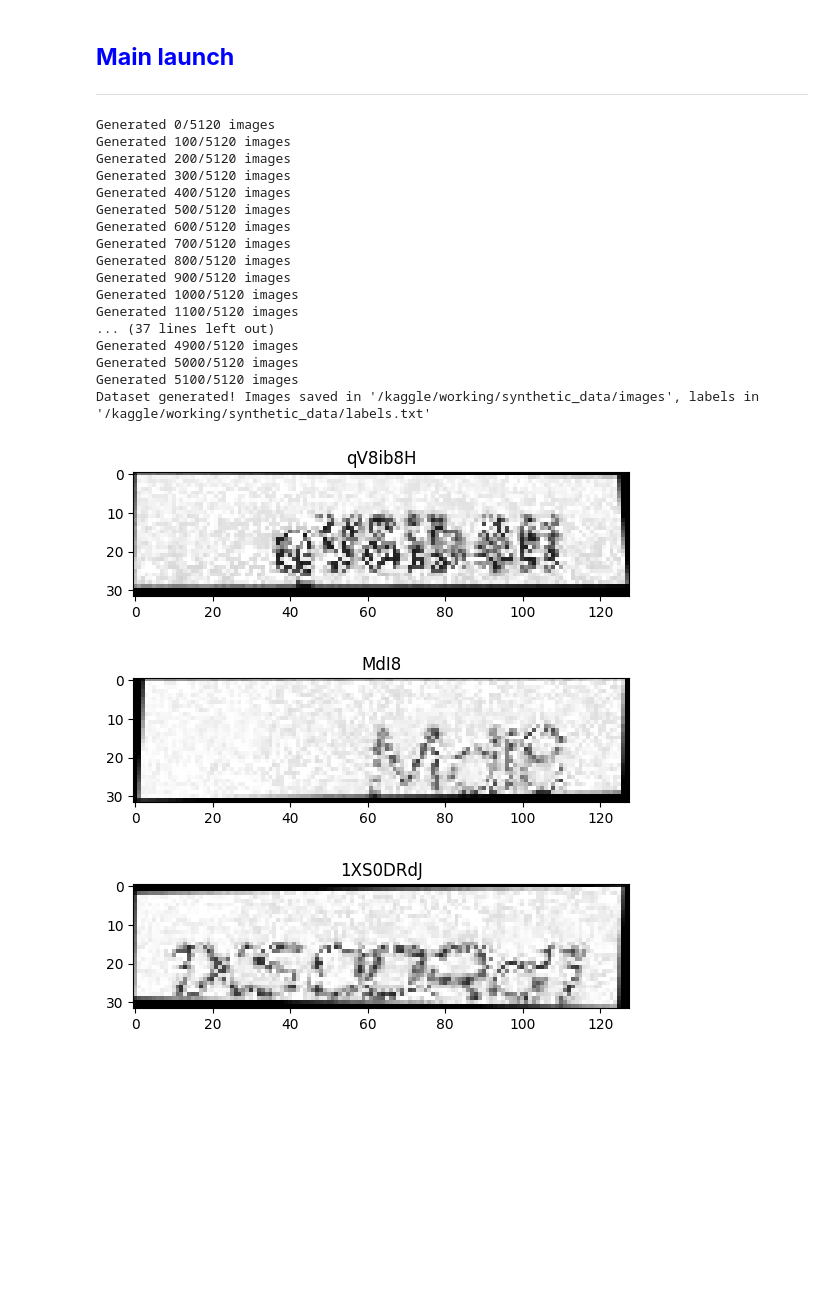
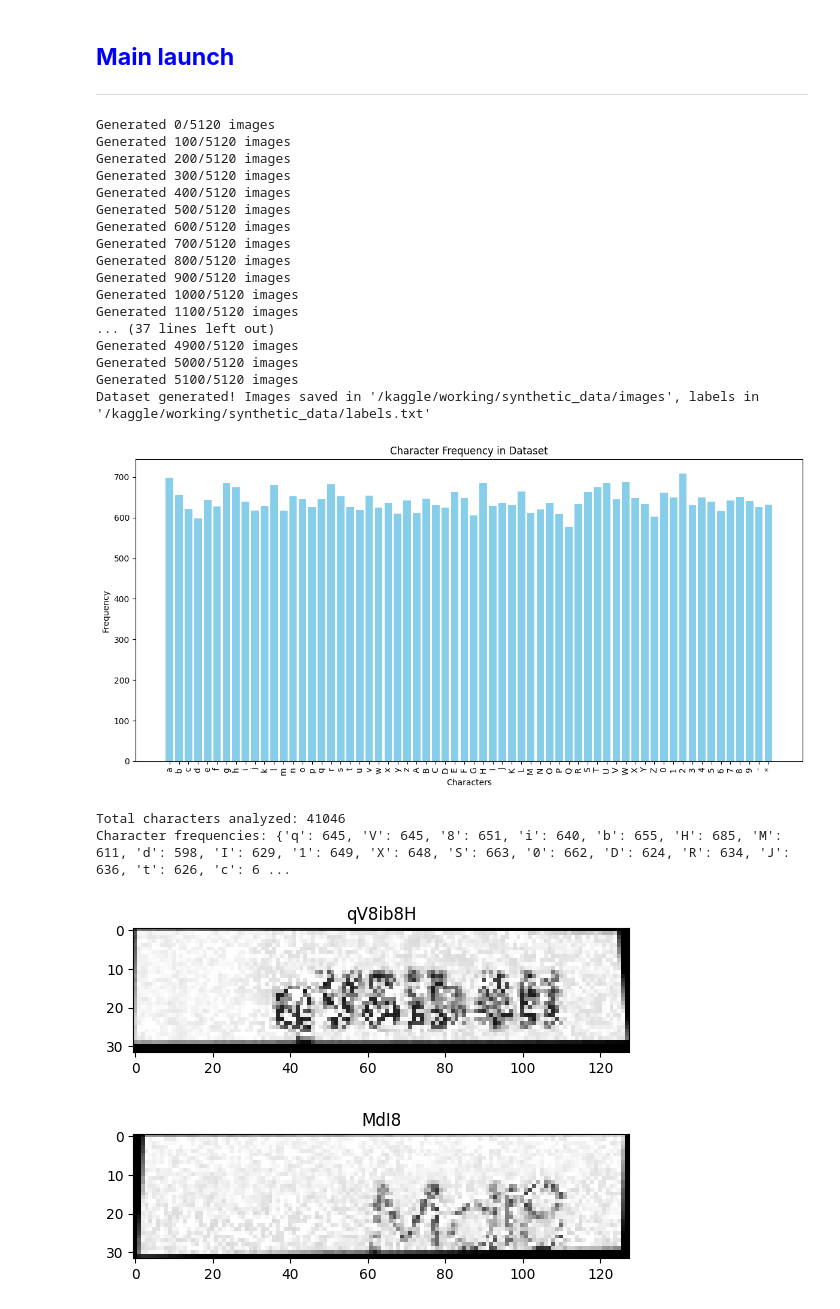
Before and after one commit to RadimKozl/OpenCV_academy_my_work, a Jupyter notebook: pytorch-ocr.ipynb, the cells around one changed output. Cells and saved outputs as stored; diff of their text form; code cells hidden in the pictures; blank space fills up the shorter version.

```diff
--- a/pytorch-ocr.ipynb
+++ b/pytorch-ocr.ipynb
@@ -53,15 +53,15 @@ IMG_WIDTH = 128
 IMG_HEIGHT = 32
 BATCH_SIZE = 32
 EPOCHS = 20
-LEARNING_RATE = 5e-7
+LEARNING_RATE = 3e-7
 WEIGHT_DECAY = 1e-4
-WARMUP_STEPS = 1000
+WARMUP_STEPS = 500
 ENTROPY_WEIGHT = 2.0
 TEMPERATURE = 0.3
-DROPOUT = 0.5
-BEAM_WIDTH = 10
-LABEL_SMOOTHING = 0.2
-BLANK_PENALTY_WEIGHT = 2.0
+DROPOUT = 0.3
+BEAM_WIDTH = 5
+LABEL_SMOOTHING = 0.1
+BLANK_PENALTY_WEIGHT = 1.0
 MAX_SEQ_LENGTH = None
 CHARSET = "abcdefghijklmnopqrstuvwxyzABCDEFGHIJKLMNOPQRSTUVWXYZ0123456789-*"  # Group characters
 MAX_TEXT_LENGTH = 12  # Maximum length of text in an image
@@ -341,6 +393,9 @@ def create_synthetic_dataset(num_samples):
         with open(LABELS_FILE, 'w') as f:
             f.write("\n".join(labels))
         print(f"Dataset generated! Images saved in '{OUTPUT_DIR}', labels in '{LABELS_FILE}'")
+
+        # Analyze and display character frequency
+        analyze_dataset_char_frequency(LABELS_FILE, CHARSET)
     else:
         print("No labels generated!")
 # %% [markdown]
@@ -624,10 +679,22 @@ if __name__ == "__main__":
                         ground_truth = [''.join([idx_to_char.get(idx.item(), '') for idx in label_seq])
                                         for label_seq in label_sequences[:3]]
 
-                        # Logování do TensorBoard
+                        # Logging into TensorBoard
                         writer.add_scalar('Loss/train_batch', loss.item(), global_step)
                         writer.add_scalar('Blank_Probability/train_batch', blank_probs, global_step)
                         writer.add_scalar('Gradient_Norm/train_batch', grad_norm.item(), global_step)
+
+                        # Adding raw outputs
+                        writer.add_histogram('Raw_Outputs/train_argmax', raw_outputs.flatten(), global_step)
+                        writer.add_text('Raw_Outputs/train_text', f"Raw train outputs (argmax):\n{str(raw_outputs)}", global_step)
+
+                        # Token frequency calculation and logging
+                        token_counts = Counter(raw_outputs.flatten())
+                        writer.add_text(
+                            'Raw_Outputs/train_token_counts',
+                            f"Token counts: {token_counts}",
+                            global_step
+                        )
 
                         print(f"Batch {batch_idx}, Gradient norm: {grad_norm.item():.4f}")
                         print(f"Epoch {epoch+1}, Batch {batch_idx}/{len(train_loader)}, Loss: {loss.item():.4f}")
@@ -656,6 +723,40 @@ if __name__ == "__main__":
                     val_loss += criterion(outputs, labels, input_lengths, label_lengths).item()
                     val_blank_probs += outputs[:, :, 0].exp().mean().item()
 
+                    # Logging raw outputs for the first batch
+                    if batch_idx == 0:  # We only log the first batch to save space
+                        # 1. Histogram of the distribution of predicted tokens (argmax)
+                        raw_outputs = outputs.argmax(2).cpu().numpy()  # [seq_length, batch_size]
+                        writer.add_histogram(
+                            'Raw_Outputs/val_argmax',
+                            raw_outputs.flatten(),  # We convert to a 1D array for the histogram
+                            global_step=epoch
+                        )
+
+                        # 2. Text listing of raw outputs (first 5 sequences)
+                        raw_outputs_text = str(raw_outputs[:5])  # First 5 sequences as text
+                        writer.add_text(
+                            'Raw_Outputs/val_text',
+                            f"Raw validation outputs (argmax) for first batch:\n{raw_outputs_text}",
+                            global_step=epoch
+                        )
+
+                        # 3. Calculating token frequency and logging to TensorBoard
+                        token_counts = Counter(raw_outputs.flatten())
+                        writer.add_text(
+                            'Raw_Outputs/val_token_counts',
+                            f"Token counts: {token_counts}",
+                            global_step=epoch
+                        )
+
+                        # 4. (Optional) Logit histogram for specific tokens (e.g. first time step)
+                        logits_first_step = outputs[0].cpu().numpy()  # [batch_size, num_chars]
+                        writer.add_histogram(
+                            'Raw_Outputs/val_logits_first_step',
+                            logits_first_step.flatten(),
+                            global_step=epoch
+                        )
+
                 val_loss /= len(val_loader)
                 val_blank_probs /= len(val_loader)
                 pred_texts = beam_search_decode(outputs, idx_to_char, label_lengths)
@@ -666,39 +767,43 @@ if __name__ == "__main__":
                 # Validation logging to TensorBoard
                 writer.add_scalar('Loss/val_epoch', val_loss, epoch)
                 writer.add_scalar('Blank_Probability/val_epoch', val_blank_probs, epoch)
+                writer.add_text('Predictions/val', f"Validation Predictions: {pred_texts[:5]}", epoch)
+                writer.add_text('Ground_Truth/val', f"Ground Truth: {ground_truth}", epoch)
                 print(f"Validation Loss: {val_loss:.4f}")
                 print("Validation Predictions:", pred_texts[:5])
                 print("Ground Truth:", ground_truth)
 
             scheduler.step()
             print(f"Current Learning Rate: {optimizer.param_groups[0]['lr']}")
 
             if val_loss < best_loss:
                 best_loss = val_loss
                 torch.save(model.state_dict(), os.path.join(MODEL_DIR, 'best_ocr_model.pth'))
 
         torch.save(model.state_dict(), os.path.join(MODEL_DIR, 'final_ocr_model.pth'))
 
     # Closing the TensorBoard writer
     writer.close()
 # %% [output]
 Generated 0/5120 images
 Generated 100/5120 images
 Generated 200/5120 images
 Generated 300/5120 images
 Generated 400/5120 images
 Generated 500/5120 images
 Generated 600/5120 images
 Generated 700/5120 images
 Generated 800/5120 images
 Generated 900/5120 images
 Generated 1000/5120 images
 Generated 1100/5120 images
 ... (37 lines left out)
 Generated 4900/5120 images
 Generated 5000/5120 images
 Generated 5100/5120 images
 Dataset generated! Images saved in '/kaggle/working/synthetic_data/images', labels in '/kaggle/working/synthetic_data/labels.txt'
-[figure, old version]
+[figure, new version]
+Total characters analyzed: 41046
+Character frequencies: {'q': 645, 'V': 645, '8': 651, 'i': 640, 'b': 655, 'H': 685, 'M': 611, 'd': 598, 'I': 629, '1': 649, 'X': 648, 'S': 663, '0': 662, 'D': 624, 'R': 634, 'J': 636, 't': 626, 'c': 6 ...
-[figure, old version]
+[figure, new version]
-[figure, old version]
+[figure, new version]
```
Also changed, not shown: parts of 4 cells of this notebook.
